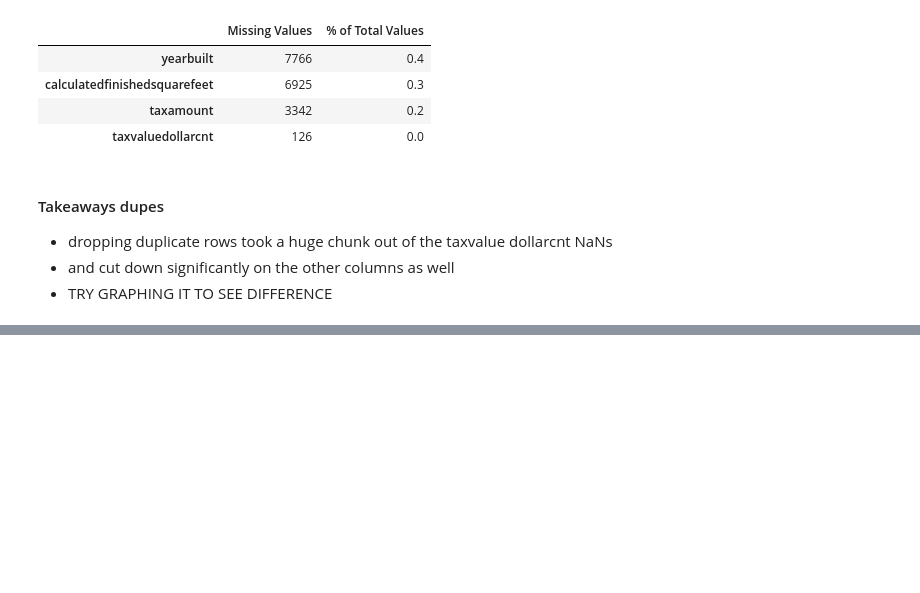
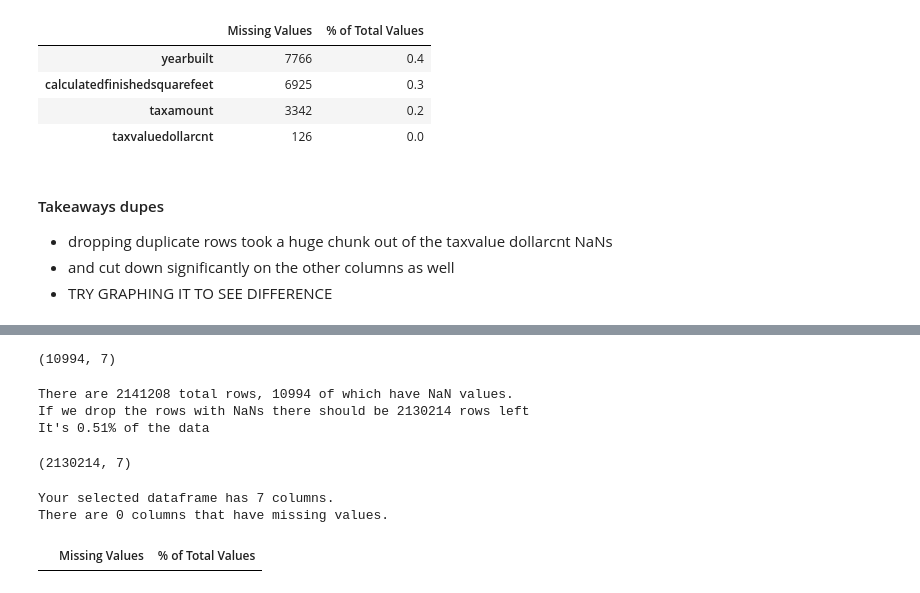
Before and after one commit to HeatherOrtegaMcMillan/regression-exercises, a Jupyter notebook: wrangle_exercises.ipynb, the cells around one changed output, grey strips where cells are left out. Saved outputs shown, nothing was run; the diff lists cells and outputs as text; code cells hidden in the pictures; blank space fills up the shorter version.

```diff
--- a/wrangle_exercises.ipynb
+++ b/wrangle_exercises.ipynb
@@ -524,0 +536,5 @@ There are 4 columns that have missing values.
+# %%
+# 10994 out of the entire dataframe have nulls after dropping dupes
+df_dropped[df_dropped.isna().any(axis=1)].shape
+# %% [output]
+(10994, 7)
@@ -524,0 +546,8 @@ There are 4 columns that have missing values.
+# %%
+print(f'There are {total_rows} total rows, {rows_with_nans} of which have NaN values.')
+print(f'If we drop the rows with NaNs there should be {total_rows-rows_with_nans} rows left')
+print(f'It\'s {rows_with_nans/total_rows:.2%} of the data')
+# %% [output]
+There are 2141208 total rows, 10994 of which have NaN values.
+If we drop the rows with NaNs there should be 2130214 rows left
+It's 0.51% of the data
@@ -524,0 +558,12 @@ There are 4 columns that have missing values.
+# %%
+# check shape it is what i expected from my calulations above
+df_new.shape
+# %% [output]
+(2130214, 7)
+# %%
+# check with missing_values_table function and yay 0 NaNs
+missing_values_table(df_new)
+# %% [output]
+Your selected dataframe has 7 columns.
+There are 0 columns that have missing values.
+|  | Missing Values | % of Total Values |
```
Also changed, not shown: parts of 12 cells of this notebook.
